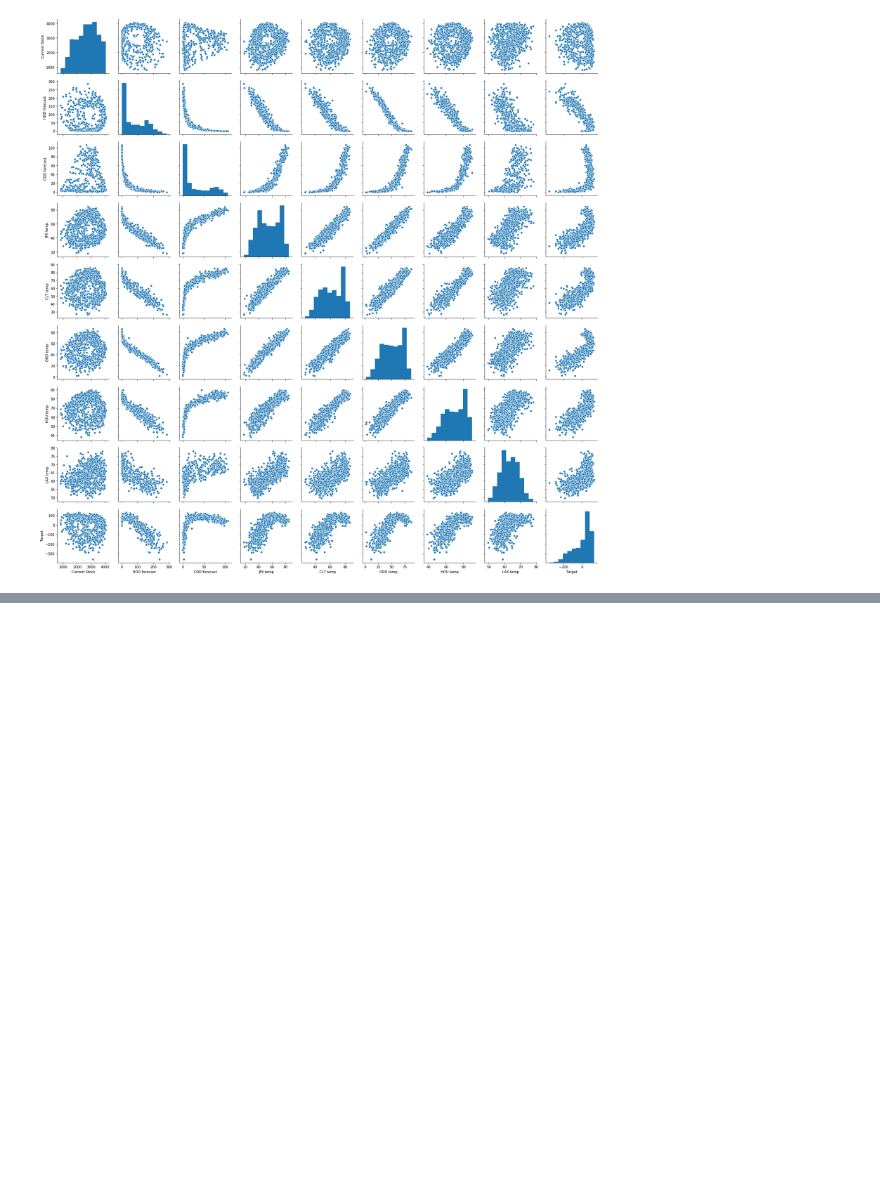
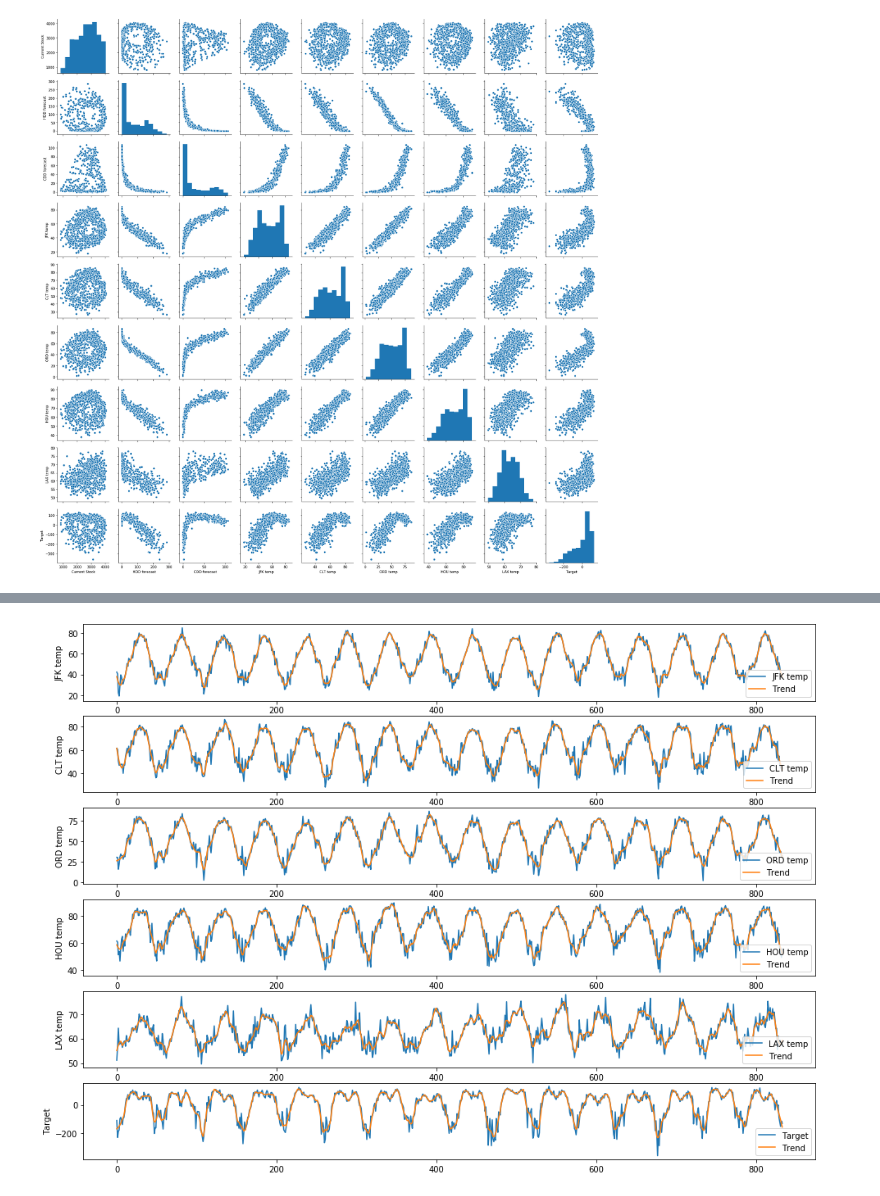
Before and after one commit to KurtButler/AMS520-Project, a Jupyter notebook: Notebooks/Data Overview - Gas.ipynb, the cells around one changed output, grey strips where cells are left out. Saved outputs shown, nothing was run; the diff lists cells and outputs as text; code cells hidden in the pictures; blank space fills up the shorter version.

```diff
--- a/Notebooks/Data Overview - Gas.ipynb
+++ b/Notebooks/Data Overview - Gas.ipynb
@@ -70,0 +81,20 @@ sns.pairplot(my_frame, dropna=True)
+# %%
+# Filter the data
+window_length = 11
+polyorder = 2
+datatrend = savgol_filter(my_data[:,4:10], window_length, polyorder, axis=0)
+
+# Produce a time variable
+weeks = np.arange(0,datatrend.shape[0])
+
+# Plot the trend fits
+plt.figure(figsize=(16, 12))
+names = ["JFK temp","CLT temp","ORD temp","HOU temp","LAX temp","Target"]
+for k in range(0,6):
+    plt.subplot(6,1,k+1)
+    plt.plot(weeks, my_data[:,4+k],weeks, datatrend[:,k])
+    plt.legend([names[k],'Trend'], loc='lower right')
+    plt.ylabel(names[k])
+plt.show()
+# %% [output]
+[figure, added]
```
Also changed, not shown: parts of 10 cells of this notebook.
